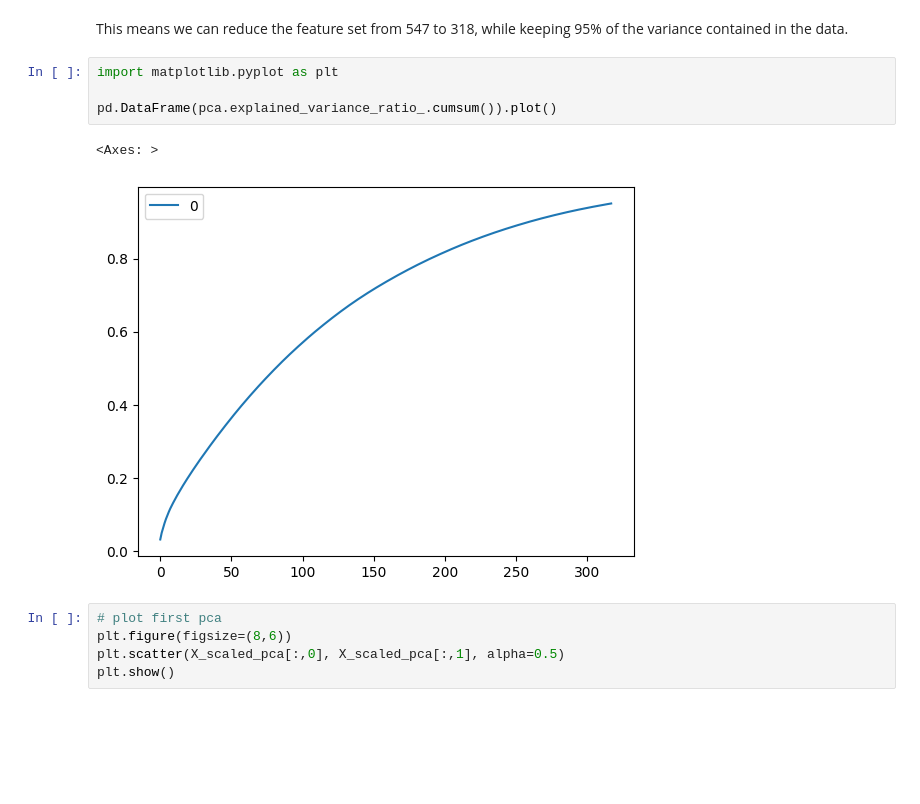
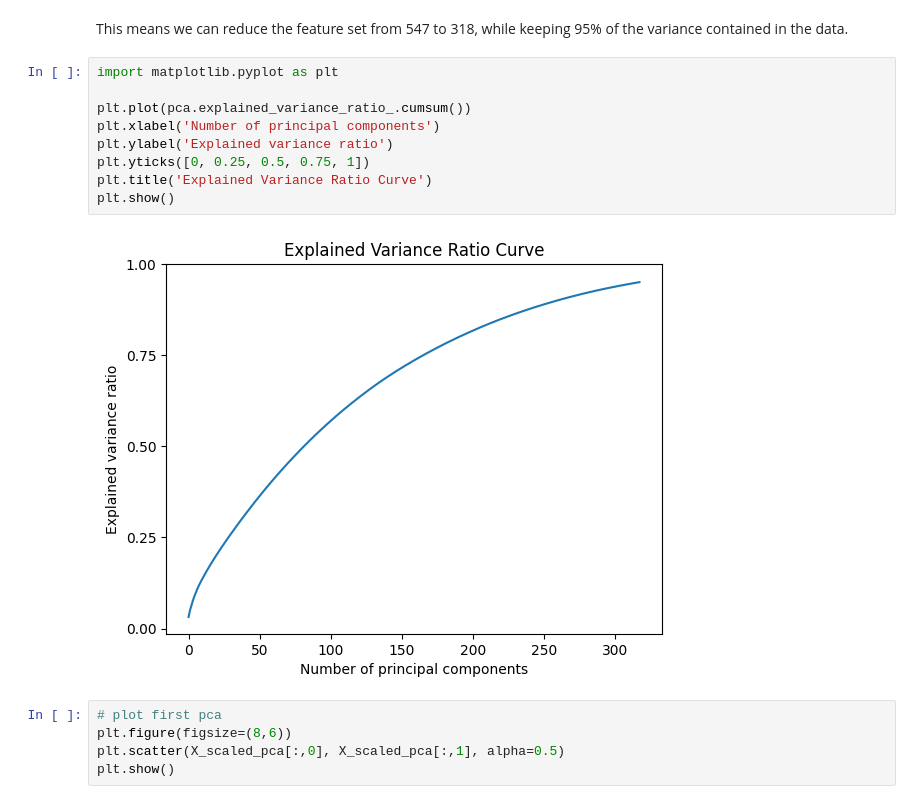
Before and after one commit to matthewgraca/4661-house-prices-regression, a Jupyter notebook: notebooks/feature_engineering.ipynb, the cells around one changed output. Saved outputs shown, nothing was run; the diff lists cells and outputs as text; blank space fills up the shorter version.

```diff
--- a/notebooks/feature_engineering.ipynb
+++ b/notebooks/feature_engineering.ipynb
@@ -365,10 +382,14 @@ This means we can reduce the feature set from 547 to 318, while keeping 95% of t
 # %%
 import matplotlib.pyplot as plt
 
-pd.DataFrame(pca.explained_variance_ratio_.cumsum()).plot()
+plt.plot(pca.explained_variance_ratio_.cumsum())
+plt.xlabel('Number of principal components')
+plt.ylabel('Explained variance ratio')
+plt.yticks([0, 0.25, 0.5, 0.75, 1])
+plt.title('Explained Variance Ratio Curve')
+plt.show()
 # %% [output]
-<Axes: >
-[figure, old version]
+[figure, new version]
 # %%
 # plot first pca
 plt.figure(figsize=(8,6))
```
Also changed, not shown: parts of 17 cells of this notebook.
